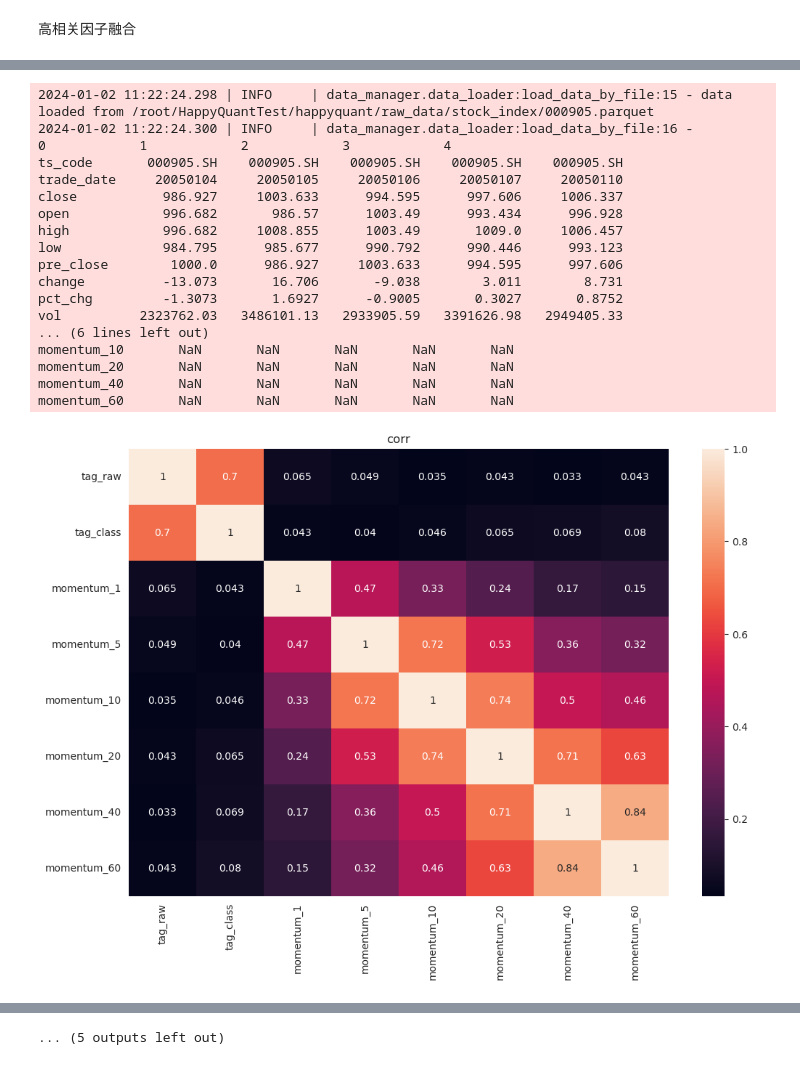
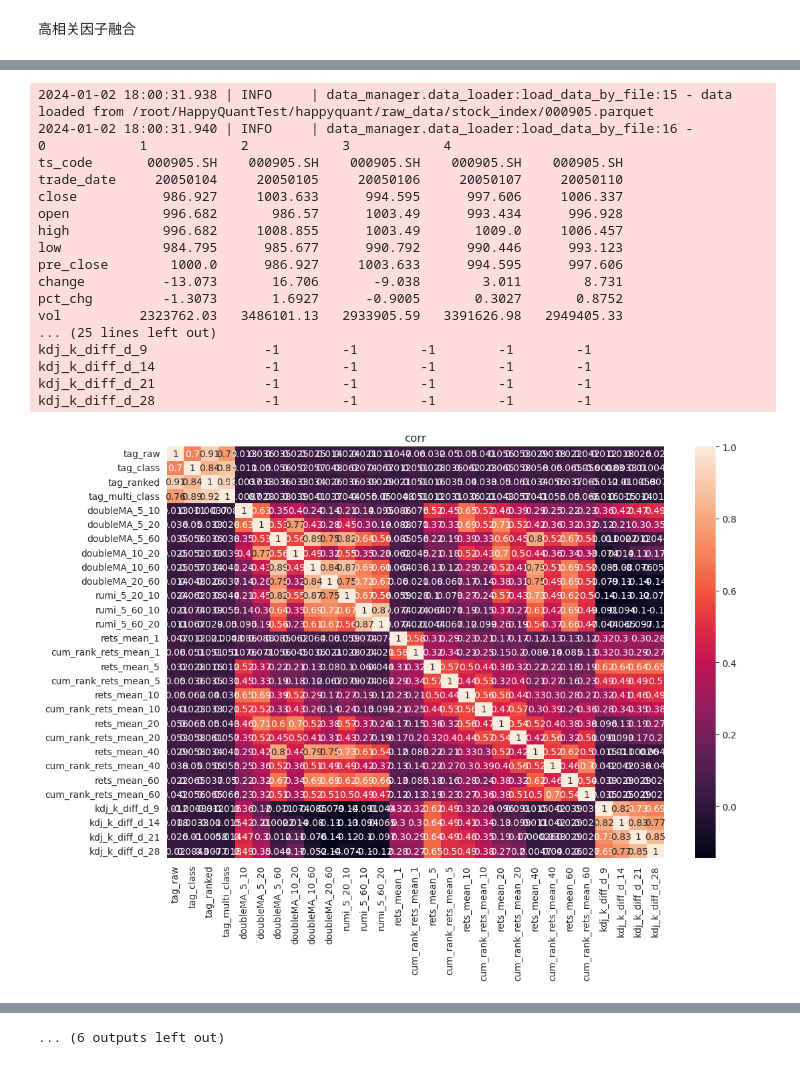
Before and after one commit to hjzgithub/HappyQuantTest, a Jupyter notebook: happyquant/test.ipynb, the cells around one changed output, grey strips where cells are left out. Saved outputs shown, nothing was run; the diff lists cells and outputs as text; code cells hidden in the pictures.

```diff
--- a/happyquant/test.ipynb
+++ b/happyquant/test.ipynb
@@ -71,13 +76,12 @@ def get_args_with_batch_id(batch_id: int) -> argparse.Namespace:
 # %% [markdown]
 高相关因子融合
 # %%
-factor_classes = [Momentum]
+factor_classes = [TrendFollowing]
 myvbe = VectorBacktestEngine(factor_classes)
 
 contracts = ['000016.SH', '000300.SH', '000905.SH', '000852.SH']
-args_list = [get_args_with_batch_id(batch_id) for batch_id in [2, 3, 4]]
+args_list = [get_args_with_batch_id(batch_id) for batch_id in [3, 4, 5, 6]]
 
-dict_pnl = myvbe.vector_backtest(contracts, args_list)
-
-get_portfolio_pnl(dict_pnl, contracts, chosen_model_id = 'equal_weight')
+dict_signal, list_portfolio_rets = myvbe.vector_backtest(contracts, args_list)
+get_portfolio_pnl(list_portfolio_rets, chosen_model_id='LogisticModel_tag_class_PCA')
 # %% [output]
@@ -152,18 +160,18 @@ annualized costs                           0.021348                  0.022760
-2024-01-02 11:22:24.298 | INFO     | data_manager.data_loader:load_data_by_file:15 - data loaded from /root/HappyQuantTest/happyquant/raw_data/stock_index/000905.parquet
-2024-01-02 11:22:24.300 | INFO     | data_manager.data_loader:load_data_by_file:16 -                       0            1            2            3            4
+2024-01-02 18:00:31.938 | INFO     | data_manager.data_loader:load_data_by_file:15 - data loaded from /root/HappyQuantTest/happyquant/raw_data/stock_index/000905.parquet
+2024-01-02 18:00:31.940 | INFO     | data_manager.data_loader:load_data_by_file:16 -                       0            1            2            3            4
 ts_code       000905.SH    000905.SH    000905.SH    000905.SH    000905.SH
 trade_date     20050104     20050105     20050106     20050107     20050110
 close           986.927     1003.633      994.595      997.606     1006.337
 open            996.682       986.57      1003.49      993.434      996.928
 high            996.682     1008.855      1003.49       1009.0     1006.457
 low             984.795      985.677      990.792      990.446      993.123
 pre_close        1000.0      986.927     1003.633      994.595      997.606
 change          -13.073       16.706       -9.038        3.011        8.731
 pct_chg         -1.3073       1.6927      -0.9005       0.3027       0.8752
 vol          2323762.03   3486101.13   2933905.59   3391626.98   2949405.33
-... (6 lines left out)
-momentum_10       NaN       NaN       NaN       NaN       NaN
-momentum_20       NaN       NaN       NaN       NaN       NaN
-momentum_40       NaN       NaN       NaN       NaN       NaN
-momentum_60       NaN       NaN       NaN       NaN       NaN
+... (25 lines left out)
+kdj_k_diff_d_9               -1        -1        -1        -1        -1
+kdj_k_diff_d_14              -1        -1        -1        -1        -1
+kdj_k_diff_d_21              -1        -1        -1        -1        -1
+kdj_k_diff_d_28              -1        -1        -1        -1        -1
-[figure, old version]
+[figure, new version]
@@ -186 +196 @@ annualized costs                           0.031685                  0.033932
-... (5 outputs left out)
+... (6 outputs left out)
```
Also changed, not shown: parts of 3 cells of this notebook, 8 other files.
